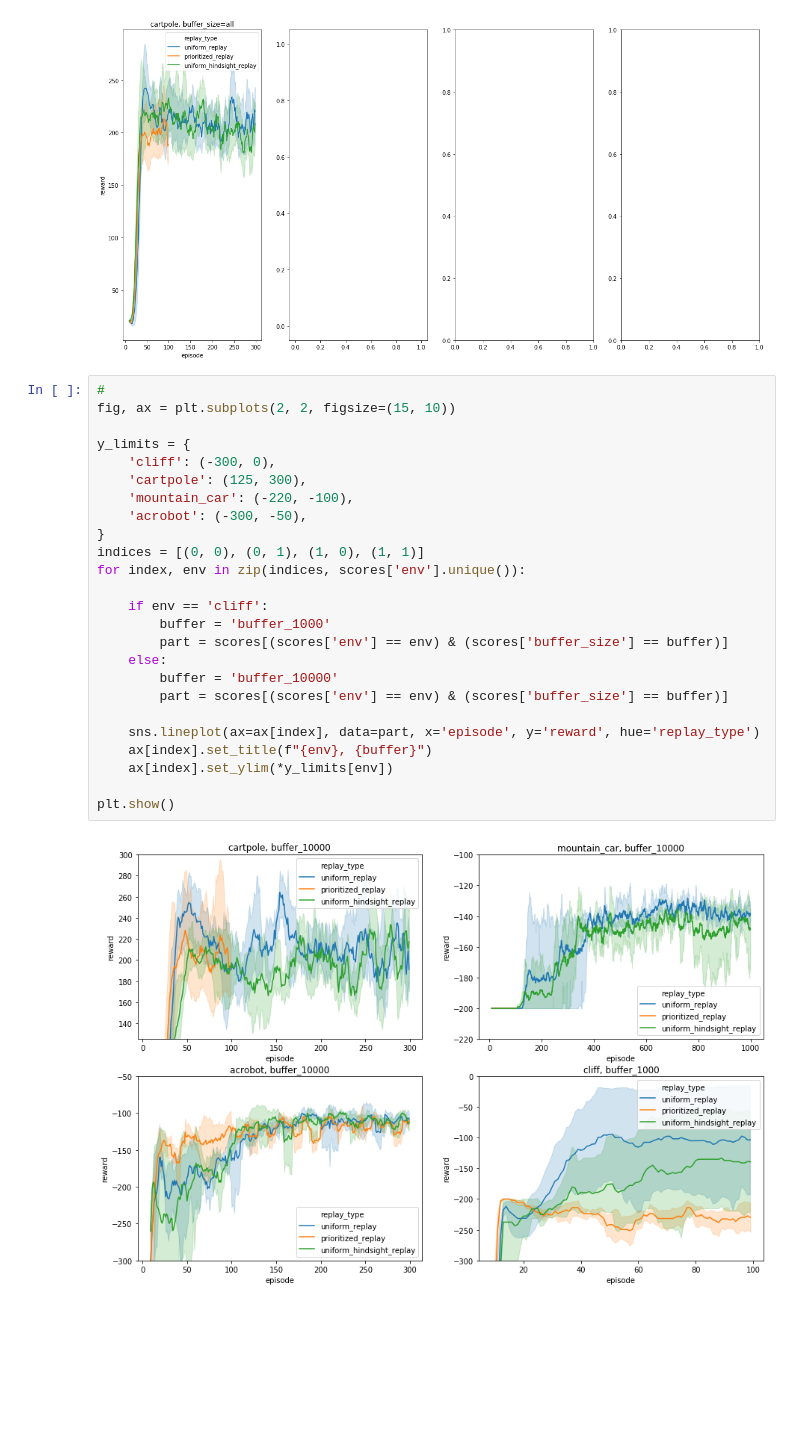
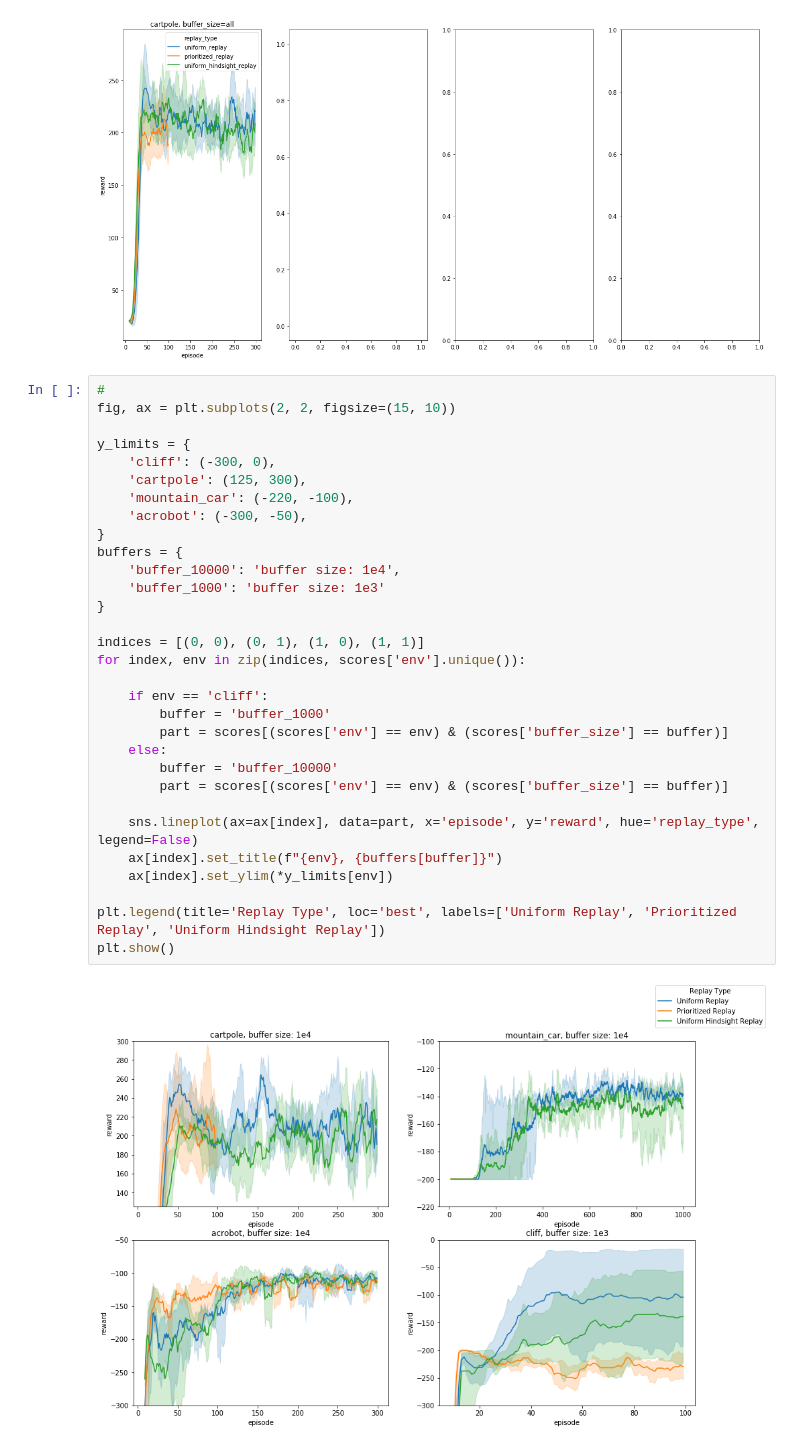
Before and after one commit to AxelBremer/RL_reprod, a Jupyter notebook: code/plot.ipynb, the cells around one changed output. Cells and saved outputs as stored; diff of their text form; blank space fills up the shorter version.

```diff
--- a/code/plot.ipynb
+++ b/code/plot.ipynb
@@ -140,30 +140,36 @@ KeyboardInterrupt:
 # %%
 #
 fig, ax = plt.subplots(2, 2, figsize=(15, 10))
 
 y_limits = {
     'cliff': (-300, 0),
     'cartpole': (125, 300),
     'mountain_car': (-220, -100),
     'acrobot': (-300, -50),
 }
+buffers = {
+    'buffer_10000': 'buffer size: 1e4',
+    'buffer_1000': 'buffer size: 1e3'
+}
+
 indices = [(0, 0), (0, 1), (1, 0), (1, 1)]
 for index, env in zip(indices, scores['env'].unique()):
 
     if env == 'cliff':
         buffer = 'buffer_1000'
         part = scores[(scores['env'] == env) & (scores['buffer_size'] == buffer)]
     else:
         buffer = 'buffer_10000'
         part = scores[(scores['env'] == env) & (scores['buffer_size'] == buffer)]
 
-    sns.lineplot(ax=ax[index], data=part, x='episode', y='reward', hue='replay_type')
-    ax[index].set_title(f"{env}, {buffer}")
+    sns.lineplot(ax=ax[index], data=part, x='episode', y='reward', hue='replay_type', legend=False)
+    ax[index].set_title(f"{env}, {buffers[buffer]}")
     ax[index].set_ylim(*y_limits[env])
 
+plt.legend(title='Replay Type', loc='best', labels=['Uniform Replay', 'Prioritized Replay', 'Uniform Hindsight Replay'])
 plt.show()
 # %% [output]
-[figure, old version]
+[figure, new version]
 # %%
 labels = ['1e2', '1e3', '3e3', '1e4', '3e4', '1e6']
 for env in ['cliff']:
```
Also changed, not shown: parts of 2 cells of this notebook.
